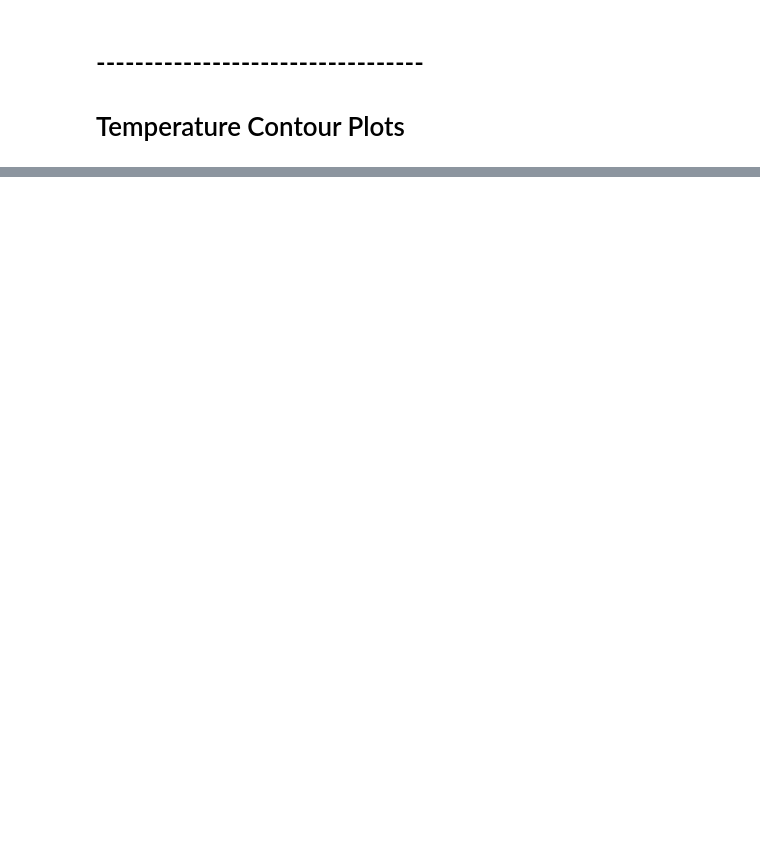
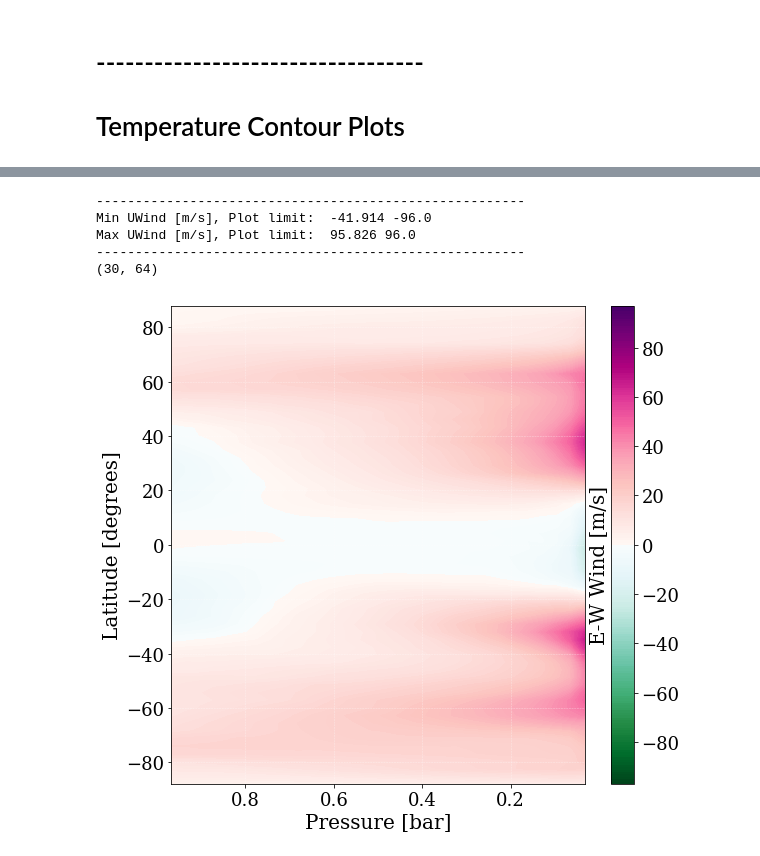
Before and after one commit to emily-rauscher/GCM_plots, a Jupyter notebook: PLOTS.ipynb, the cells around one changed output, grey strips where cells are left out. Cells and saved outputs as stored; diff of their text form; code cells hidden in the pictures; blank space fills up the shorter version.

```diff
--- a/PLOTS.ipynb
+++ b/PLOTS.ipynb
@@ -319,0 +213,52 @@ print data_lo[29,0,0,2,0]
+# %%
+from press_Plot import press_Plot
+
+plot=1              #0 to plot temps, 1 to plot E-W winds, 2=N-S winds. (USUALLY ONLY T AND E-W USED)
+
+longavg=True       #if True, longavg
+long_pl=0.0         #if longavg=True, ignored, otherwise longitude to plot at
+
+units_a=1           #1=degrees, 0=radians, lat lon units. INPUT is already in degrees
+units_t=0           #0=Kelvin, 1=Celsius, 2=Farhenheit - FOR plot=0 only
+units_w=0           #0=m/s 1=km/s 2=mph, FOR plot=1 or =2 only
+
+
+freeze=False         #adds a black line at water freezing temperature,useful for earth only works for plot=0
+
+
+ver=True           #verbose output, PLOTS AND TEXT
+
+cbarL=0.0 #useful for multiple plots --- force lower limit of colorbars. SET 0 otherwise
+cbarM=0.0 #useful for multiple plots --- force upper limit of colorbars
+ex=1           # if you want to extend the colorbar. Default is 1 for temperature
+
+cbar_even=True      #for Winds, center colorbar so that 0 is middle.
+ncolors=0  #0,sets so that each color step =1 in whatever units. otherwise =multiple of that
+
+lo=False            #if True, average of last orbit is used
+
+savefig=True
+
+##########################################################
+if plot==0:
+    ptype='TEMPS'
+if plot==1:
+    ptype='UWIND'
+if plot==2:
+    ptype='VWIND'
+
+
+savename=path+runname+'/Pressure_'+ptype+str(int(lev))+'.pdf'
+##########################################################
+
+
+%matplotlib inline
+press_Plot(plot,lon_arr,lat_arr,p_BAR,data_26,units_a,units_t,units_w,freeze,
+          savefig,savename,ver,cbarL,cbarM,cbar_even,ex,ncolors,longavg,long_pl,lo)
+# %% [output]
+-------------------------------------------------------
+Min UWind [m/s], Plot limit:  -41.914 -96.0
+Max UWind [m/s], Plot limit:  95.826 96.0
+-------------------------------------------------------
+(30, 64)
+[figure, added]
```
Also changed, not shown: parts of 9 cells of this notebook, 1 other file.
